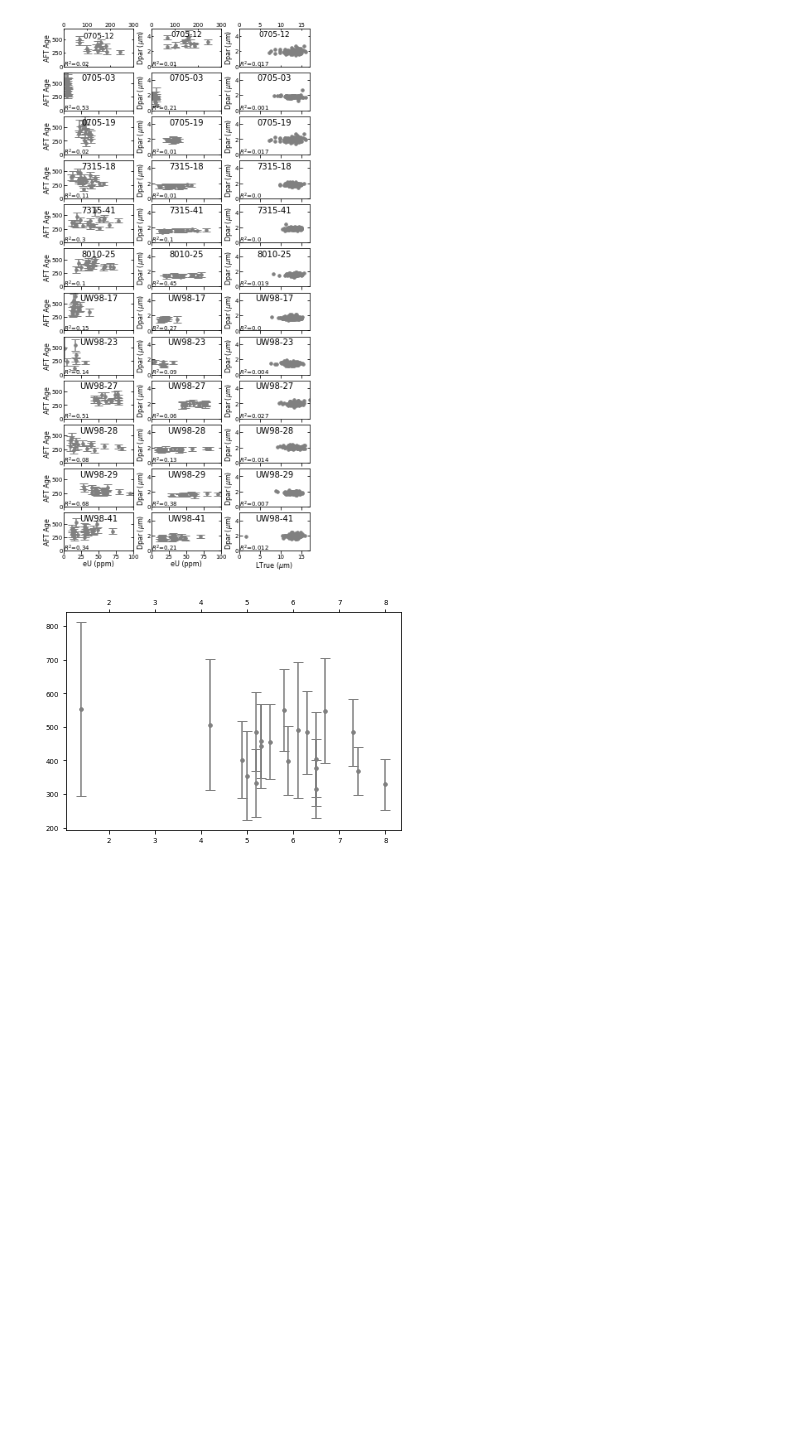
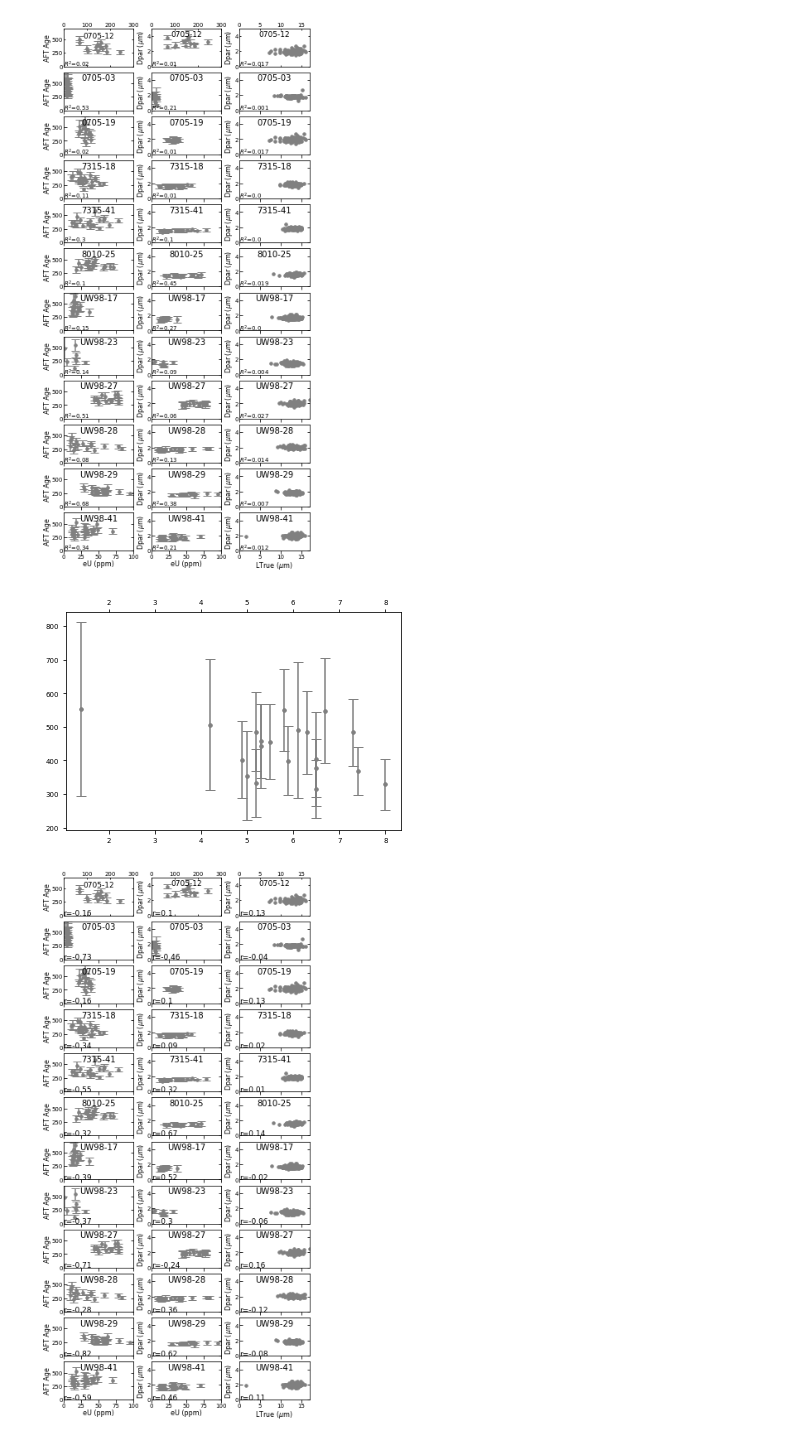
Before and after one commit to saraemp/10.1029-2019TC005988, a Jupyter notebook: AFT_age_&MTL&Dpar_vs_eU.ipynb, the cells around one changed output. Saved outputs shown, nothing was run; the diff lists cells and outputs as text; code cells hidden in the pictures; blank space fills up the shorter version.

```diff
--- a/AFT_age_&MTL&Dpar_vs_eU.ipynb
+++ b/AFT_age_&MTL&Dpar_vs_eU.ipynb
@@ -334,0 +337,95 @@ plt.tick_params(axis='both', which='major', labelsize=7, labeltop=True, top=True
+# %%
+lfs=8
+rs=9
+fig, axs = plt.subplots(len(samples_s1),3, figsize=(9/2, 23/2.5))
+
+for i in np.arange(0,len(samples_wo_0705_12),1):
+    #AFT vs eU
+    ax = axs[i+1,0]
+    ax.set_title(str(samples_wo_0705_12[i]), pad=-10, fontsize=10)
+    ax.errorbar(data_tables1.eU_ppm[data_tables1.SampleID==samples_wo_0705_12[i]], data_tables1.Age_Ma[data_tables1.SampleID==samples_wo_0705_12[i]], yerr=data_tables1.Age_Ma_1s[data_tables1.SampleID==samples_wo_0705_12[i]], fmt='o', capsize=5, c='grey', ms=3.5)
+    slope, intercept, r_value, p_value, std_err=scipy.stats.linregress(data_tables1.eU_ppm[data_tables1.SampleID==samples_t2[i]], data_tables1.Age_Ma_1s[data_tables1.SampleID==samples_t2[i]])
+    ax.text(0,0, str('r=')+
+    str(round(r_value,2)), size=rs)
+    ax.set_xlim(0,100)
+    ax.set_ylim(0,700)
+    ax.tick_params(axis='both', which='major', labelsize=7, labelbottom=False,  right=True)
+    #Dpar vs eU
+    ax = axs[i+1,1]
+    ax.set_title(str(samples_wo_0705_12[i]), pad=-10, fontsize=10)
+    ax.errorbar(data_tables1.eU_ppm[data_tables1.SampleID==samples_wo_0705_12[i]], data_tables1.Dpar_um[data_tables1.SampleID==samples_wo_0705_12[i]], yerr=data_tables1.Dpar_um_1s[data_tables1.SampleID==samples_wo_0705_12[i]], fmt='o', capsize=5, c='grey', ms=3.5)
+    slope, intercept, r_value, p_value, std_err=scipy.stats.linregress(data_tables1.eU_ppm[data_tables1.SampleID==samples_t2[i]], data_tables1.Dpar_um[data_tables1.SampleID==samples_t2[i]])
+    ax.text(0,0, str('r=')+
+    str(round(r_value,2)), size=rs)
+    ax.set_xlim(0,100)
+    ax.set_ylim(0,5)
+    ax.tick_params(axis='both', which='major', labelsize=7, labelbottom=False, labelleft=False, left=False)
+    ax.yaxis.set_label_position('left')
+    ax.yaxis.tick_right()
+    #Dpar vs L
+    ax = axs[i+1,2]
+    ax.set_title(str(samples_wo_0705_12[i]), pad=-10, fontsize=10)
+    ax.plot(data_ss1.Ltrue_um[data_ss1.sampleID==samples_wo_0705_12[i]],
+                data_ss1.Average_Dpar_um[data_ss1.sampleID==samples_wo_0705_12[i]],
+                'o',c='grey', ms=3.5)
+    ax.text(0,0, str('r=')+
+            str(round(scipy.stats.linregress(data_ss1.Ltrue_um[data_ss1.sampleID==samples_wo_0705_12[i]],
+            data_ss1.Average_Dpar_um[data_ss1.sampleID==samples_wo_0705_12[i]])[2],2)), size=rs)
+    ax.set_xlim(0,max(data_ss1.Ltrue_um))
+    ax.set_ylim(0,5)
+    ax.tick_params(axis='both', which='major', labelsize=7, labelbottom=False, labelleft=False, left=False)
+    ax.yaxis.set_label_position('left')
+    ax.yaxis.tick_right()
+
+#Adding sample 0705-12
+ax = axs[0,0]
+i=1
+ax.set_title(str(samples_s1[i]), pad=-12, fontsize=9)
+ax.errorbar(data_tables1.eU_ppm[data_tables1.SampleID==samples_s1[i]], data_tables1.Age_Ma[data_tables1.SampleID==samples_s1[i]], yerr=data_tables1.Age_Ma_1s[data_tables1.SampleID==samples_s1[i]], fmt='o', capsize=5, c='grey', ms=3.5)
+slope, intercept, r_value, p_value, std_err=scipy.stats.linregress(data_tables1.eU_ppm[data_tables1.SampleID==samples_t2[i]], data_tables1.Age_Ma_1s[data_tables1.SampleID==samples_t2[i]])
+ax.text(0,0, str('r=')+
+str(round(r_value,2)), size=rs)
+ax.set_xlim(0,300)
+ax.set_ylim(0,700)
+ax.tick_params(axis='both', which='major', labelsize=7, labelbottom=False, labeltop=True, top=True, right=True,  direction='in', length=2, pad=1)
+
+ax = axs[0,1]
+ax.set_title(str(samples_s1[i]), pad=-10, fontsize=9)
+ax.errorbar(data_tables1.eU_ppm[data_tables1.SampleID==samples_s1[i]], data_tables1.Dpar_um[data_tables1.SampleID==samples_s1[i]], yerr=data_tables1.Dpar_um_1s[data_tables1.SampleID==samples_s1[i]], fmt='o', capsize=5, c='grey', ms=3.5)
+slope, intercept, r_value, p_value, std_err=scipy.stats.linregress(data_tables1.eU_ppm[data_tables1.SampleID==samples_t2[i]], data_tables1.Dpar_um[data_tables1.SampleID==samples_t2[i]])
+ax.text(0,0, str('r=')+
+str(round(r_value,2)), size=rs)
+ax.set_xlim(0,300)
+ax.set_ylim(0,5)
+ax.tick_params(axis='both', which='major', labelsize=7, labelbottom=False, labeltop=True, top=True, right=True,  direction='in', length=2, pad=1, )
+
+ax=axs[0,2]
+ax.set_title(str(samples_s1[i]), pad=-10, fontsize=9)
+ax.plot(data_ss1.Ltrue_um[data_ss1.sampleID==samples_wo_0705_12[i]],
+            data_ss1.Average_Dpar_um[data_ss1.sampleID==samples_wo_0705_12[i]],
+            'o',c='grey', ms=3.5)
+ax.text(0,0, str('r=')+
+        str(round(scipy.stats.linregress(data_ss1.Ltrue_um[data_ss1.sampleID==samples_wo_0705_12[i]],
+        data_ss1.Average_Dpar_um[data_ss1.sampleID==samples_wo_0705_12[i]])[2],2)), size=rs)
+ax.set_xlim(0,max(data_ss1.Ltrue_um))
+ax.set_ylim(0,5)
+ax.tick_params(axis='both', which='major', labelsize=7, labelbottom=False, labeltop=True, top=True, right=True,  direction='in', length=2, pad=1)
+
+ylabel=['AFT Age', 'Dpar ($\mu$m)', 'Dpar ($\mu$m)']#This was just in case I had to differenciate between Dpar and average Dpar
+for i in np.arange(0,len(samples_s1),1):
+    for j in np.arange(0,3,1):
+        ax = axs[i,j]
+        ax.tick_params(axis='y', which='both', direction='in', left=True, labelleft=True, pad=1)
+        ax.set_ylabel(ylabel[j], labelpad=0.01, fontsize=lfs)
+
+xlabel=['eU (ppm)', 'eU (ppm)','LTrue ($\mu$m)']#This was just in case I had to differenciate between Dpar and average Dpar
+for j in np.arange(0,3,1):
+    ax = axs[len(samples_s1)-1,j]
+    ax.tick_params(axis='both', which='major', labelsize=7,labelbottom=True, pad=1)
+    ax.set_xlabel(xlabel[j], labelpad=1, fontsize=lfs )
+
+fig.tight_layout(pad=0.01)  # otherwise the right y-label is slightly clipped
+fig.subplots_adjust(wspace = 0.25)
+fig.savefig("AFT_age&Dpar_vs_eU_intrasample_correlation_coeff_datarep.pdf", dpi=300)
+# %% [output]
+[figure, added]
```
Also changed, not shown: parts of 1 cell of this notebook.
